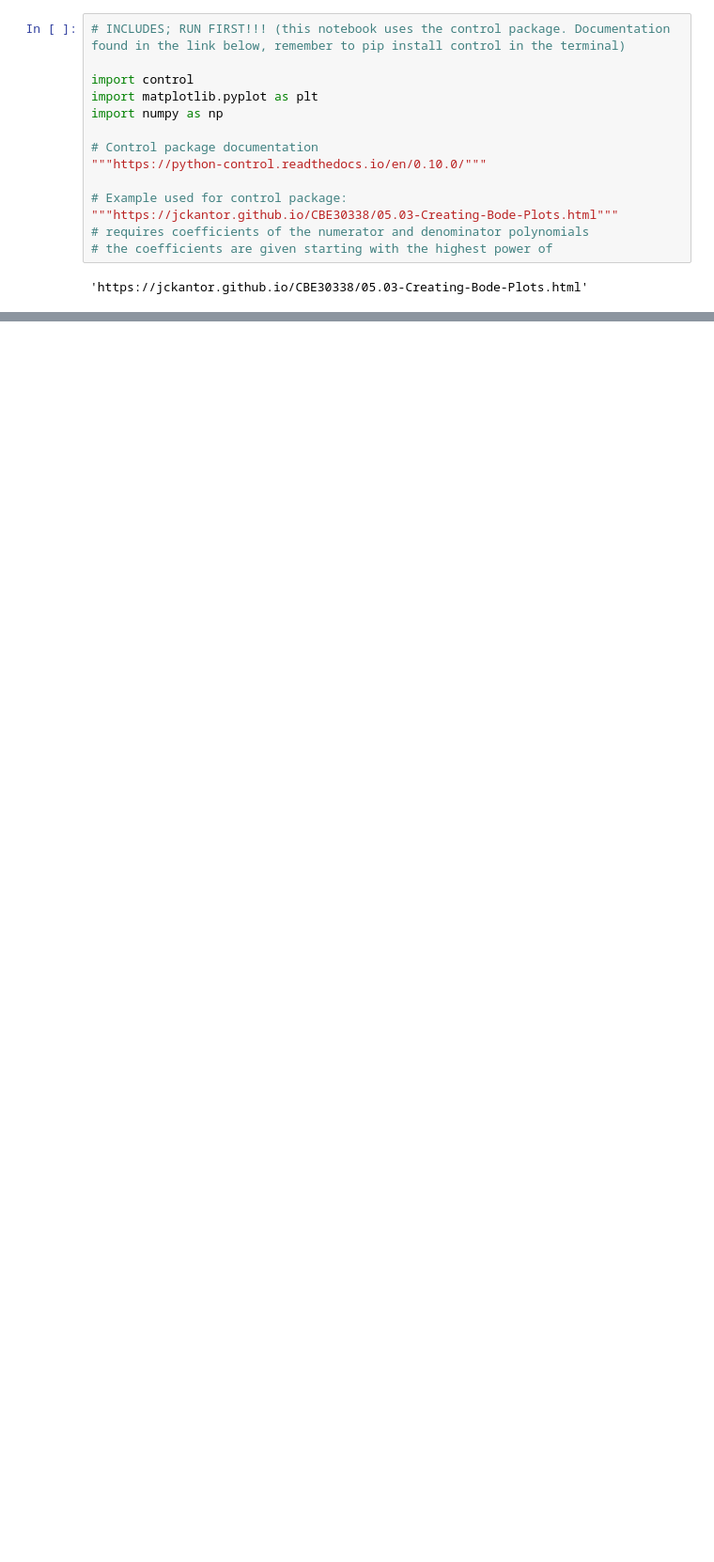
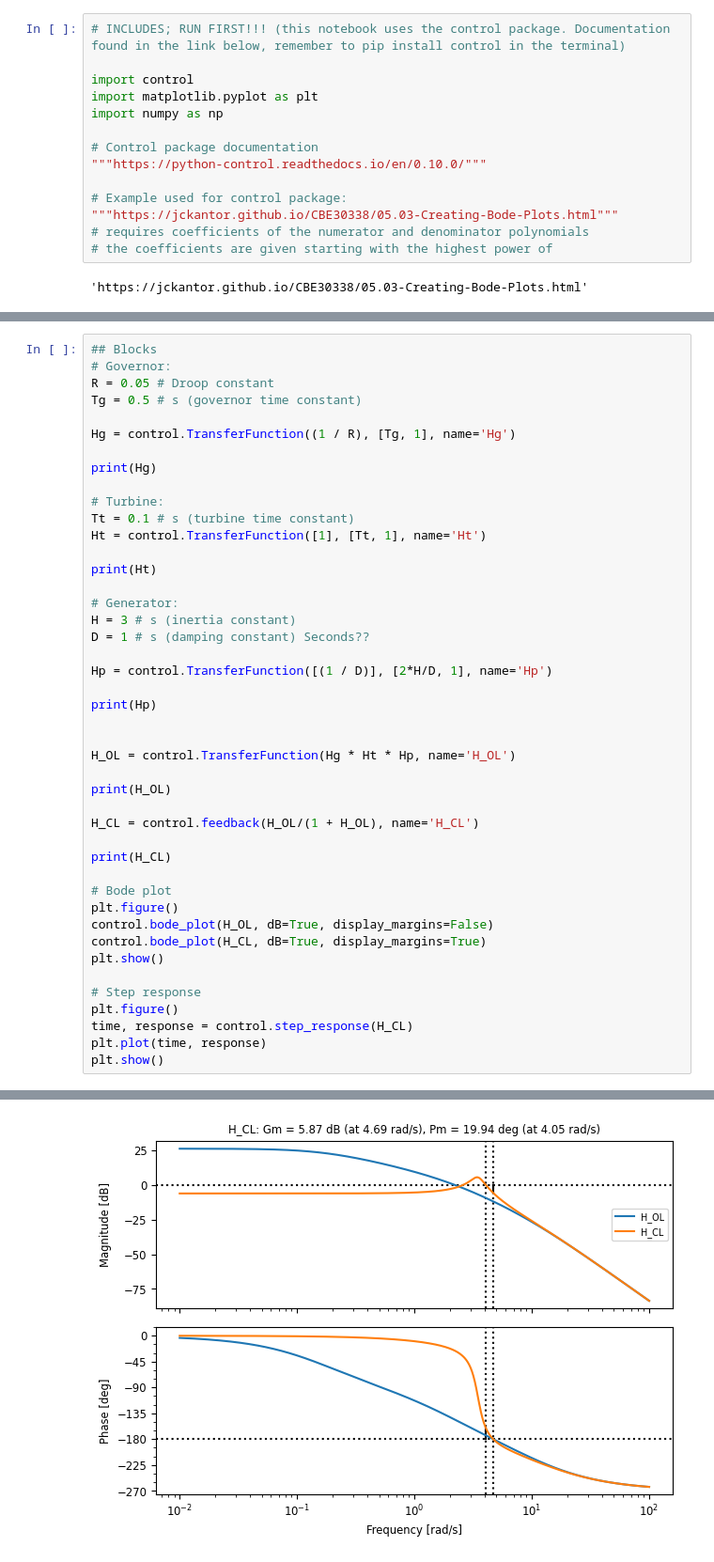
Before and after one commit to VargFo/TET4180_PSDynamicsAndControl_Notebooks, a Jupyter notebook: BodePlots.ipynb, the cells around one changed output, grey strips where cells are left out. Shown: that part at 94% size. Saved outputs shown, nothing was run; the diff lists cells and outputs as text; blank space fills up the shorter version.

Commit message:
Quick cleanup and req added. Bode changed to Linear Control System Analysis - Based on lecture

```diff
--- a/BodePlots.ipynb
+++ b/BodePlots.ipynb
@@ -162,0 +145,45 @@ Outputs (1): ['y[0]']
+# %%
+## Blocks
+# Governor:
+R = 0.05 # Droop constant
+Tg = 0.5 # s (governor time constant)
+
+Hg = control.TransferFunction((1 / R), [Tg, 1], name='Hg')
+
+print(Hg)
+
+# Turbine:
+Tt = 0.1 # s (turbine time constant)
+Ht = control.TransferFunction([1], [Tt, 1], name='Ht')
+
+print(Ht)
+
+# Generator:
+H = 3 # s (inertia constant)
+D = 1 # s (damping constant) Seconds??
+
+Hp = control.TransferFunction([(1 / D)], [2*H/D, 1], name='Hp')
+
+print(Hp)
+
+
+H_OL = control.TransferFunction(Hg * Ht * Hp, name='H_OL')
+
+print(H_OL)
+
+H_CL = control.feedback(H_OL/(1 + H_OL), name='H_CL')
+
+print(H_CL)
+
+# Bode plot
+plt.figure()
+control.bode_plot(H_OL, dB=True, display_margins=False)
+control.bode_plot(H_CL, dB=True, display_margins=True)
+plt.show()
+
+# Step response
+plt.figure()
+time, response = control.step_response(H_CL)
+plt.plot(time, response)
+plt.show()
+# %% [output]
@@ -162,0 +207 @@ Outputs (1): ['y[0]']
+[figure, added]
```
Also changed, not shown: parts of 9 cells of this notebook, 1 other file.
